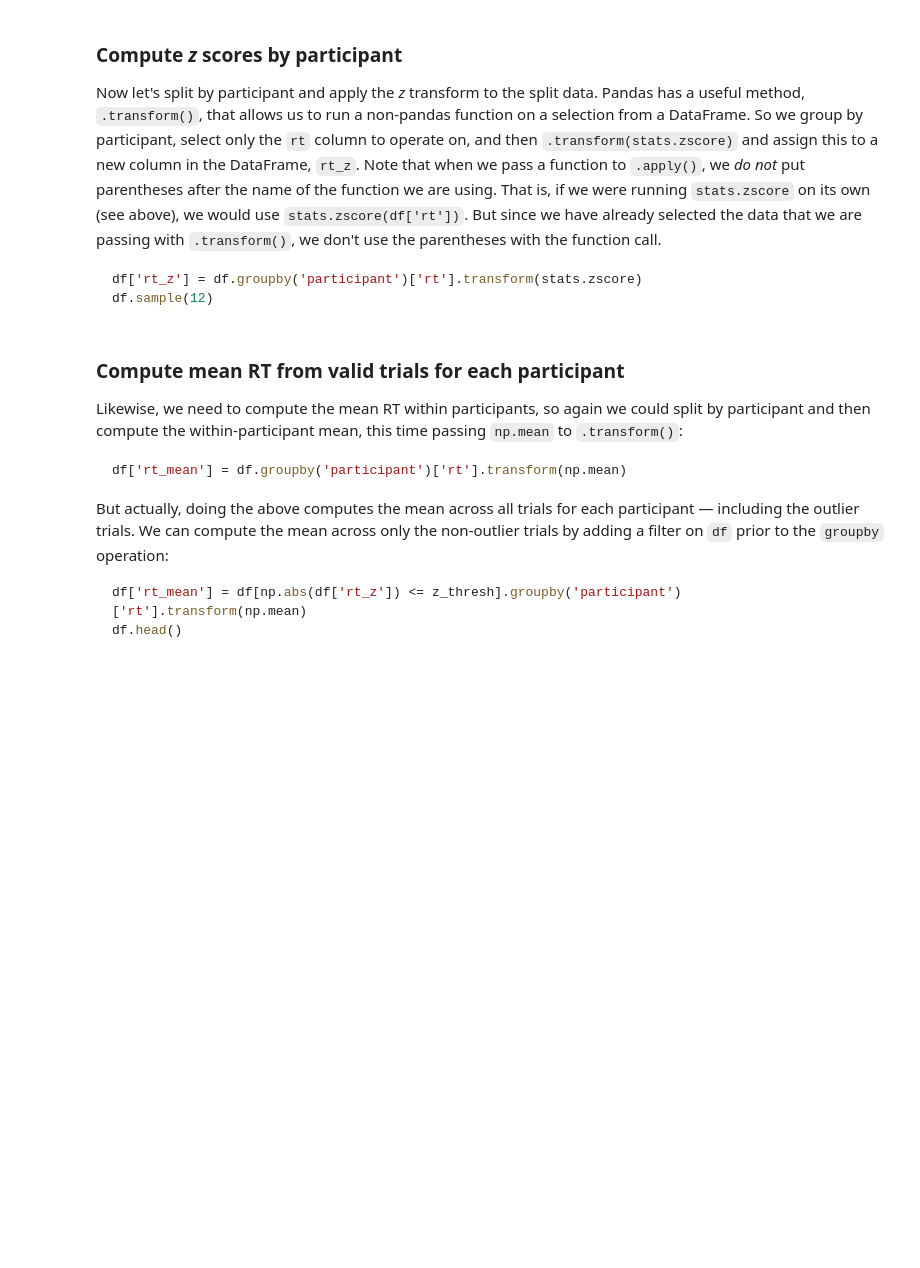
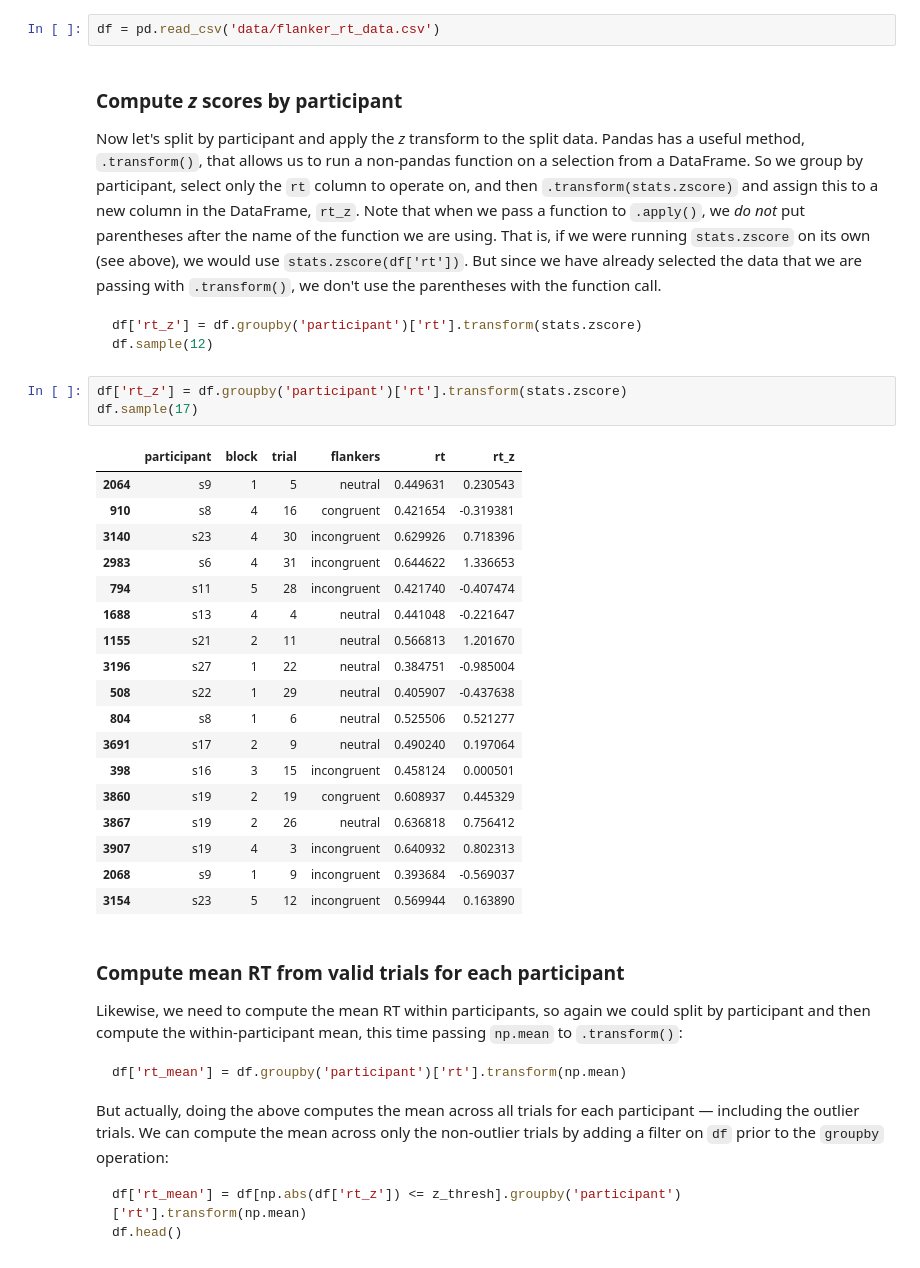
Before and after one commit to mohabdelaziz-CNS/Exploratory-Data-Analysis, a Jupyter notebook: 2 - data_cleaning.ipynb, the cells around one changed output. Drawn from its saved outputs; the diff is of its cells as text; blank space fills up the shorter version.

```diff
--- a/2 - data_cleaning.ipynb
+++ b/2 - data_cleaning.ipynb
@@ -637,6 +698,8 @@ Since we've added lots of columns above, let's start fresh by re-loading the Dat
 ~~~python
 df = pd.read_csv('data/flanker_rt_data.csv')
 ~~~
+# %%
+df = pd.read_csv('data/flanker_rt_data.csv')
 # %% [markdown]
 ### Compute *z* scores by participant
 Now let's split by participant and apply the *z* transform to the split data. Pandas has a useful method, `.transform()`, that allows us to run a non-pandas function on a selection from a DataFrame. So we group by participant, select only the `rt` column to operate on, and then `.transform(stats.zscore)` and assign this to a new column in the DataFrame, `rt_z`. Note that when we pass a function to `.apply()`, we *do not* put parentheses after the name of the function we are using. That is, if we were running `stats.zscore` on its own (see above), we would use `stats.zscore(df['rt'])`. But since we have already selected the data that we are passing with `.transform()`, we don't use the parentheses with the function call.
@@ -645,6 +708,28 @@ Now let's split by participant and apply the *z* transform to the split data. Pa
 df['rt_z'] = df.groupby('participant')['rt'].transform(stats.zscore)
 df.sample(12)
 ~~~
+# %%
+df['rt_z'] = df.groupby('participant')['rt'].transform(stats.zscore)
+df.sample(17)
+# %% [output]
+|  | participant | block | trial | flankers | rt | rt_z |
+| 2064 | s9 | 1 | 5 | neutral | 0.449631 | 0.230543 |
+| 910 | s8 | 4 | 16 | congruent | 0.421654 | -0.319381 |
+| 3140 | s23 | 4 | 30 | incongruent | 0.629926 | 0.718396 |
+| 2983 | s6 | 4 | 31 | incongruent | 0.644622 | 1.336653 |
+| 794 | s11 | 5 | 28 | incongruent | 0.421740 | -0.407474 |
+| 1688 | s13 | 4 | 4 | neutral | 0.441048 | -0.221647 |
+| 1155 | s21 | 2 | 11 | neutral | 0.566813 | 1.201670 |
+| 3196 | s27 | 1 | 22 | neutral | 0.384751 | -0.985004 |
+| 508 | s22 | 1 | 29 | neutral | 0.405907 | -0.437638 |
+| 804 | s8 | 1 | 6 | neutral | 0.525506 | 0.521277 |
+| 3691 | s17 | 2 | 9 | neutral | 0.490240 | 0.197064 |
+| 398 | s16 | 3 | 15 | incongruent | 0.458124 | 0.000501 |
+| 3860 | s19 | 2 | 19 | congruent | 0.608937 | 0.445329 |
+| 3867 | s19 | 2 | 26 | neutral | 0.636818 | 0.756412 |
+| 3907 | s19 | 4 | 3 | incongruent | 0.640932 | 0.802313 |
+| 2068 | s9 | 1 | 9 | incongruent | 0.393684 | -0.569037 |
+| 3154 | s23 | 5 | 12 | incongruent | 0.569944 | 0.163890 |
 # %% [markdown]
 ### Compute mean RT from valid trials for each participant
 Likewise, we need to compute the mean RT within participants, so again we could split by participant and then compute the within-participant mean, this time passing `np.mean` to `.transform()`:
```
Also changed, not shown: parts of 19 cells of this notebook.
